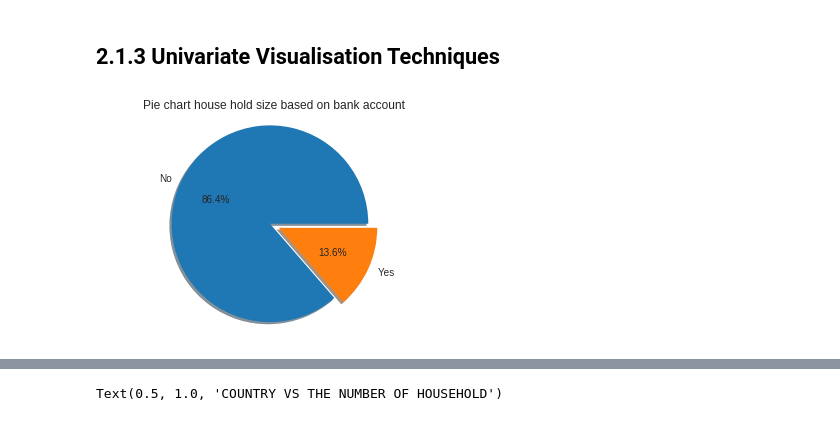
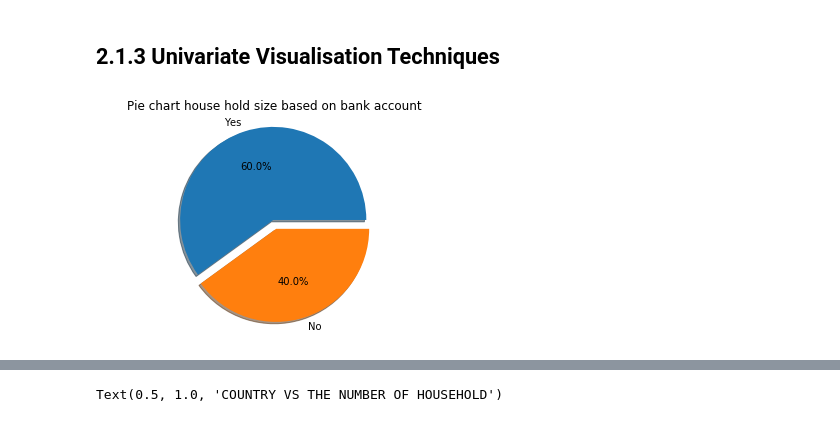
Before and after one commit to SamwelJane/Financial-Inclusion-in-Africa-, a Jupyter notebook: 2_Moringa_Data_Science_Core_W2_Independent_Project_2019_08_Samwel_Jane_Python_Notebook.ipynb, the cells around one changed output, grey strips where cells are left out. Drawn from its saved outputs; the diff is of its cells as text; code cells hidden in the pictures.

```diff
--- a/2_Moringa_Data_Science_Core_W2_Independent_Project_2019_08_Samwel_Jane_Python_Notebook.ipynb
+++ b/2_Moringa_Data_Science_Core_W2_Independent_Project_2019_08_Samwel_Jane_Python_Notebook.ipynb
@@ -683,19 +680,18 @@ Name: household_size, dtype: float64
 # %%
 ## Pie chart for house hold and bank acoount
 #Here we are interested to  compare btween those that own  a bank account and those that have don't have
 
-w = df1.groupby('bank_account')['household_size'].sum()
-label=('No','Yes')
 
-#edl = df1["bank_account"].unique().tolist()
-explode = [0,0.1]
+hls = df1["household_size"].sample(2)
+edl = df1["bank_account"].unique().tolist()
+explode = [0,0.1,]
 
-plt.pie(w, explode=explode,labels = label,  autopct = '%1.1f%%', shadow = True)
+plt.pie(hls, explode=explode, labels=edl, autopct = '%1.1f%%', shadow = True)
 plt.axis('equal')
 plt.title('Pie chart house hold size based on bank account')
 plt.show()
 # those without bank account are many by 20 compared to those that have.
 # %% [output]
-[figure, old version]
+[figure, new version]
 # %%
 # Distribution of household sizes by count with country
```
Also changed, not shown: parts of 59 cells of this notebook.
